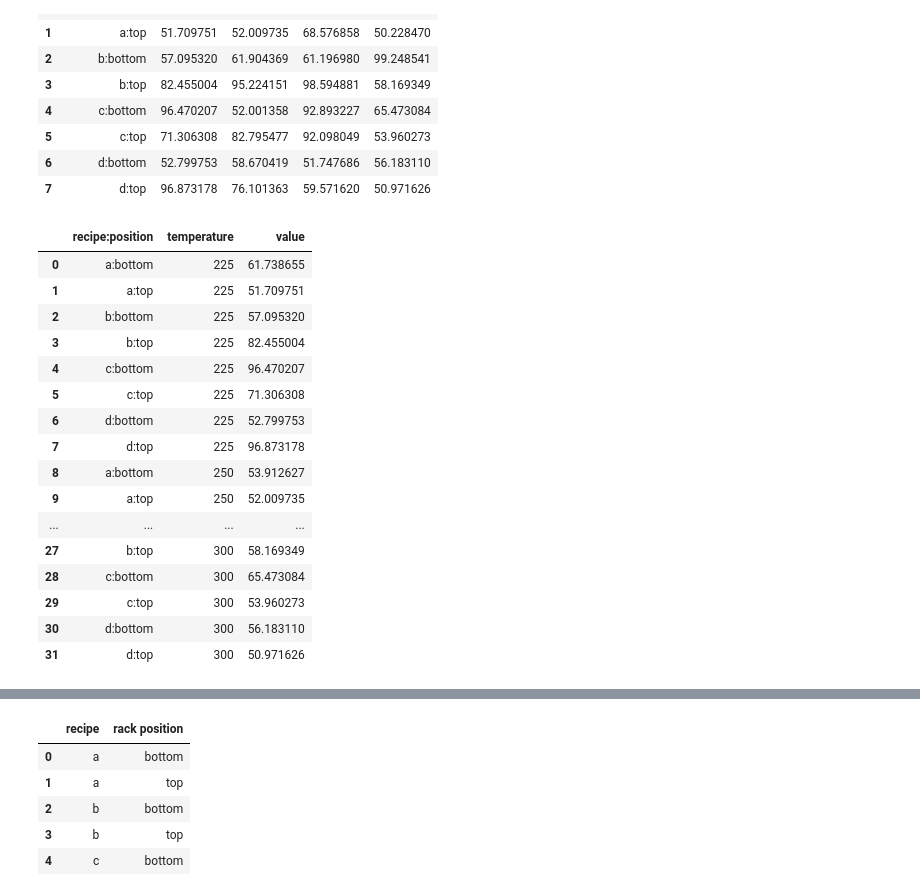
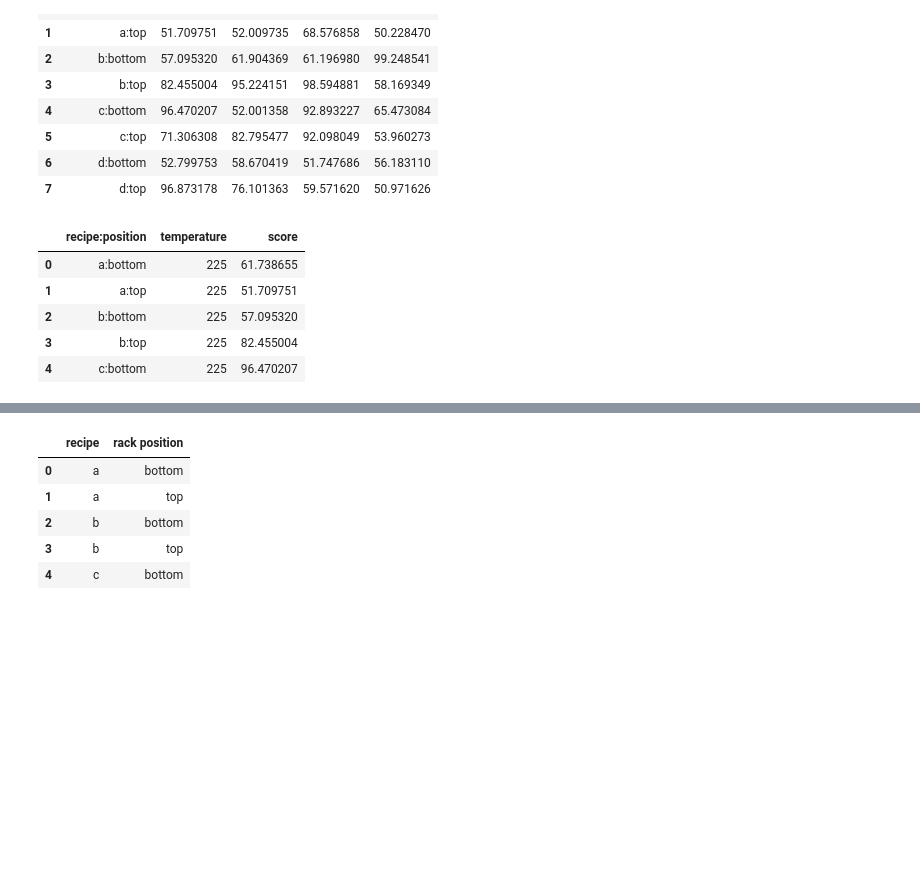
Before and after one commit to cristinalucin/classification-exercises, a Jupyter notebook: tidy_data.ipynb, the cells around one changed output, grey strips where cells are left out. Cells and saved outputs as stored; diff of their text form; code cells hidden in the pictures; blank space fills up the shorter version.

```diff
--- a/tidy_data.ipynb
+++ b/tidy_data.ipynb
@@ -171,27 +168,16 @@ cake_recipes
 # %%
 #b. Tidy the data as necessary.
 cake_melt= cake_recipes.melt(id_vars = 'recipe:position',
-                  var_name = 'temperature')
+                  var_name = 'temperature', value_name = 'score')
 # %%
-cake_melt
+cake_melt.head()
 # %% [output]
-|  | recipe:position | temperature | value |
+|  | recipe:position | temperature | score |
 | 0 | a:bottom | 225 | 61.738655 |
 | 1 | a:top | 225 | 51.709751 |
 | 2 | b:bottom | 225 | 57.095320 |
 | 3 | b:top | 225 | 82.455004 |
 | 4 | c:bottom | 225 | 96.470207 |
-| 5 | c:top | 225 | 71.306308 |
-| 6 | d:bottom | 225 | 52.799753 |
-| 7 | d:top | 225 | 96.873178 |
-| 8 | a:bottom | 250 | 53.912627 |
-| 9 | a:top | 250 | 52.009735 |
-| ... | ... | ... | ... |
-| 27 | b:top | 300 | 58.169349 |
-| 28 | c:bottom | 300 | 65.473084 |
-| 29 | c:top | 300 | 53.960273 |
-| 30 | d:bottom | 300 | 56.183110 |
-| 31 | d:top | 300 | 50.971626 |
 # %%
 #renaming columns
 cake_melt.rename(columns = {'recipe:position':'recipe_position'}, inplace = True)
```
Also changed, not shown: parts of 13 cells of this notebook.
